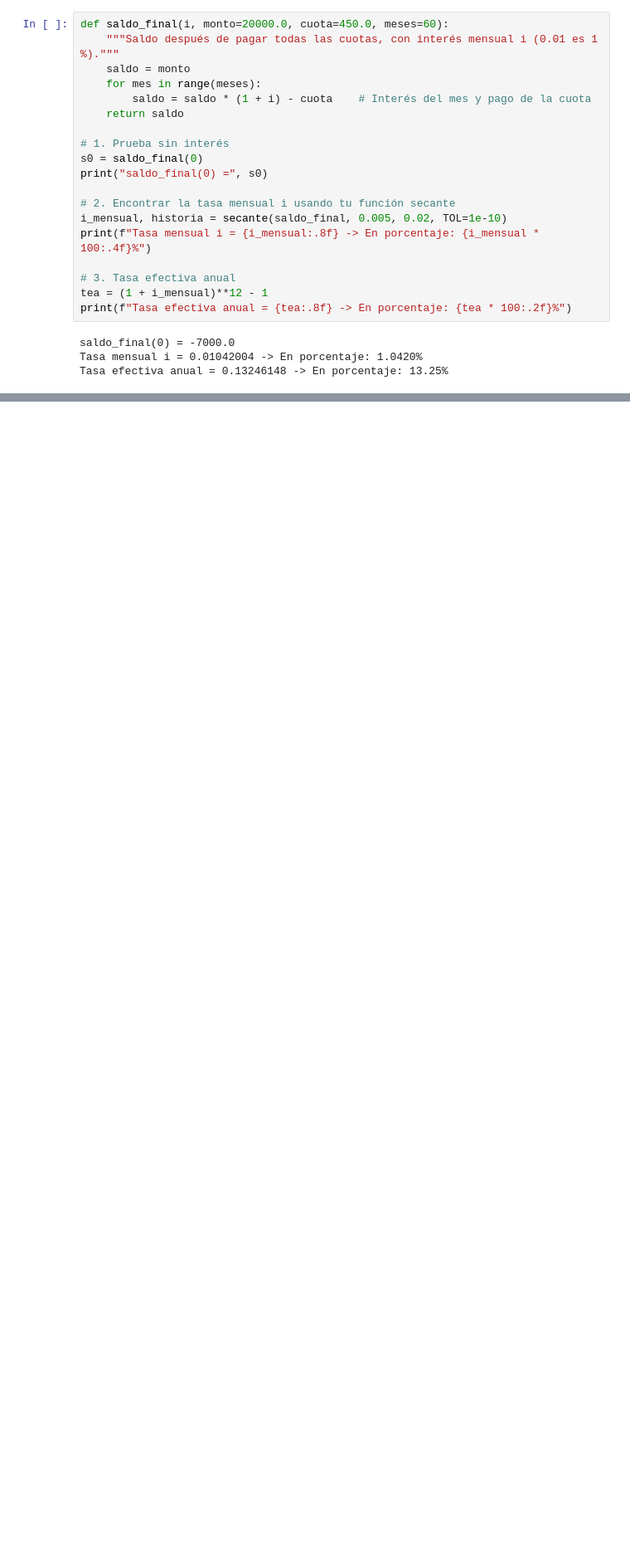
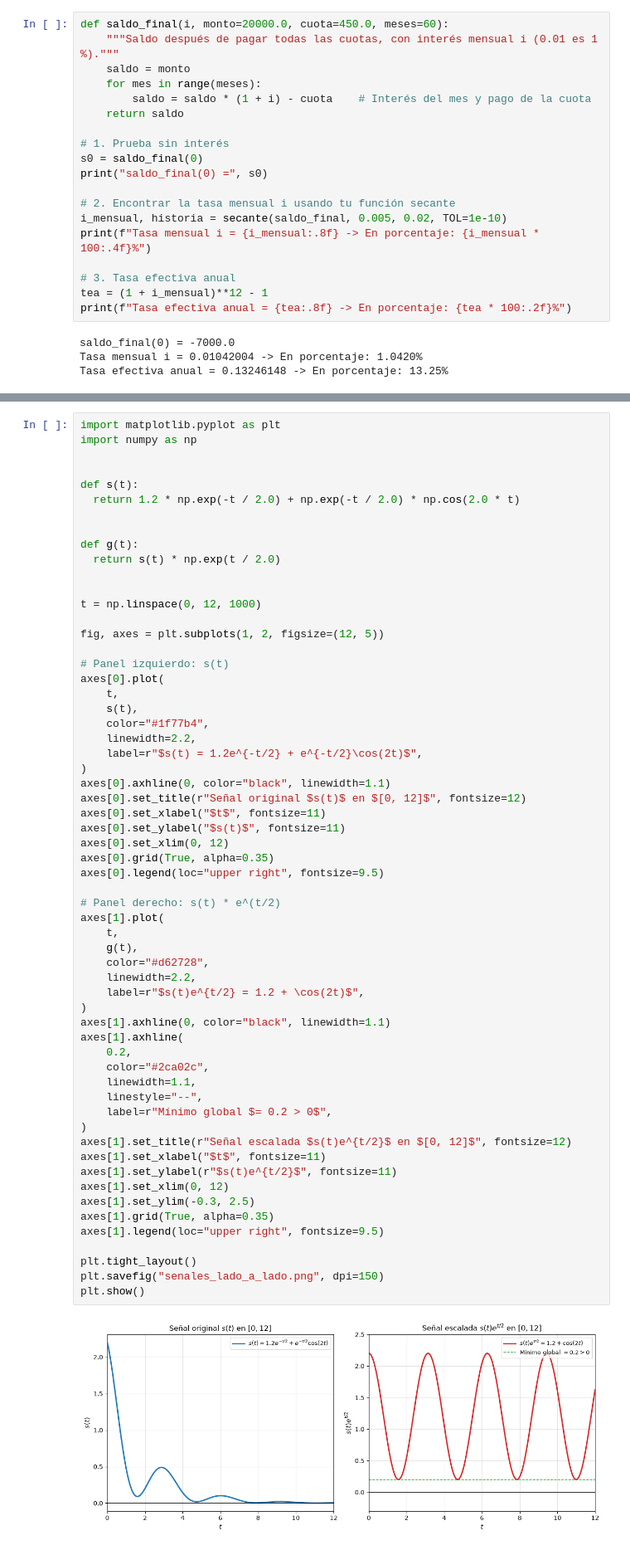
Before and after one commit to nayeli-preciado/Metodos_Numericos, a Jupyter notebook: newton_secante.ipynb, the cells around one changed output, grey strips where cells are left out. Shown at 83% size. Saved outputs shown, nothing was run; the diff lists cells and outputs as text; blank space fills up the shorter version.

```diff
--- a/newton_secante.ipynb
+++ b/newton_secante.ipynb
@@ -107,0 +271,62 @@ Tasa efectiva anual = 0.13246148 -> En porcentaje: 13.25%
+# %%
+import matplotlib.pyplot as plt
+import numpy as np
+
+
+def s(t):
+  return 1.2 * np.exp(-t / 2.0) + np.exp(-t / 2.0) * np.cos(2.0 * t)
+
+
+def g(t):
+  return s(t) * np.exp(t / 2.0)
+
+
+t = np.linspace(0, 12, 1000)
+
+fig, axes = plt.subplots(1, 2, figsize=(12, 5))
+
+# Panel izquierdo: s(t)
+axes[0].plot(
+    t,
+    s(t),
+    color="#1f77b4",
+    linewidth=2.2,
+    label=r"$s(t) = 1.2e^{-t/2} + e^{-t/2}\cos(2t)$",
+)
+axes[0].axhline(0, color="black", linewidth=1.1)
+axes[0].set_title(r"Señal original $s(t)$ en $[0, 12]$", fontsize=12)
+axes[0].set_xlabel("$t$", fontsize=11)
+axes[0].set_ylabel("$s(t)$", fontsize=11)
+axes[0].set_xlim(0, 12)
+axes[0].grid(True, alpha=0.35)
+axes[0].legend(loc="upper right", fontsize=9.5)
+
+# Panel derecho: s(t) * e^(t/2)
+axes[1].plot(
+    t,
+    g(t),
+    color="#d62728",
+    linewidth=2.2,
+    label=r"$s(t)e^{t/2} = 1.2 + \cos(2t)$",
+)
+axes[1].axhline(0, color="black", linewidth=1.1)
+axes[1].axhline(
+    0.2,
+    color="#2ca02c",
+    linewidth=1.1,
+    linestyle="--",
+    label=r"Mínimo global $= 0.2 > 0$",
+)
+axes[1].set_title(r"Señal escalada $s(t)e^{t/2}$ en $[0, 12]$", fontsize=12)
+axes[1].set_xlabel("$t$", fontsize=11)
+axes[1].set_ylabel(r"$s(t)e^{t/2}$", fontsize=11)
+axes[1].set_xlim(0, 12)
+axes[1].set_ylim(-0.3, 2.5)
+axes[1].grid(True, alpha=0.35)
+axes[1].legend(loc="upper right", fontsize=9.5)
+
+plt.tight_layout()
+plt.savefig("senales_lado_a_lado.png", dpi=150)
+plt.show()
+# %% [output]
+[figure, added]
```
Also changed, not shown: parts of 16 cells of this notebook, 3 other files.
